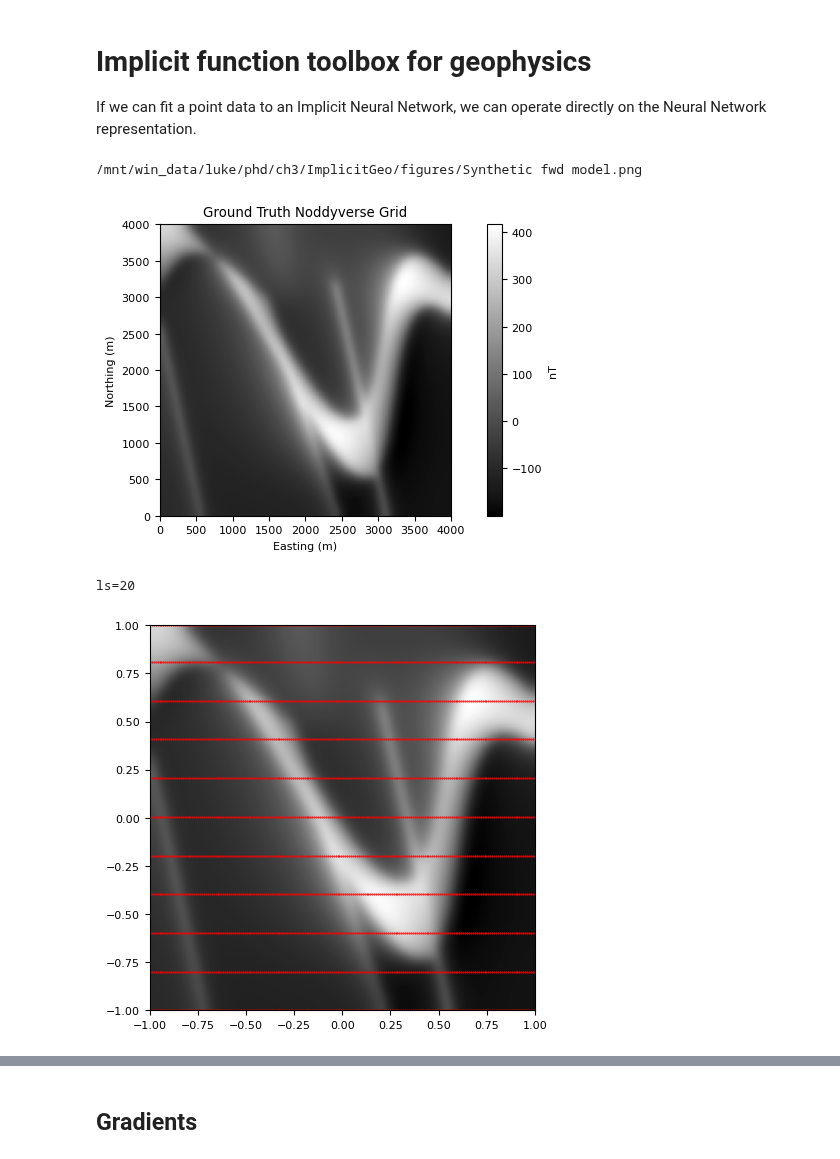
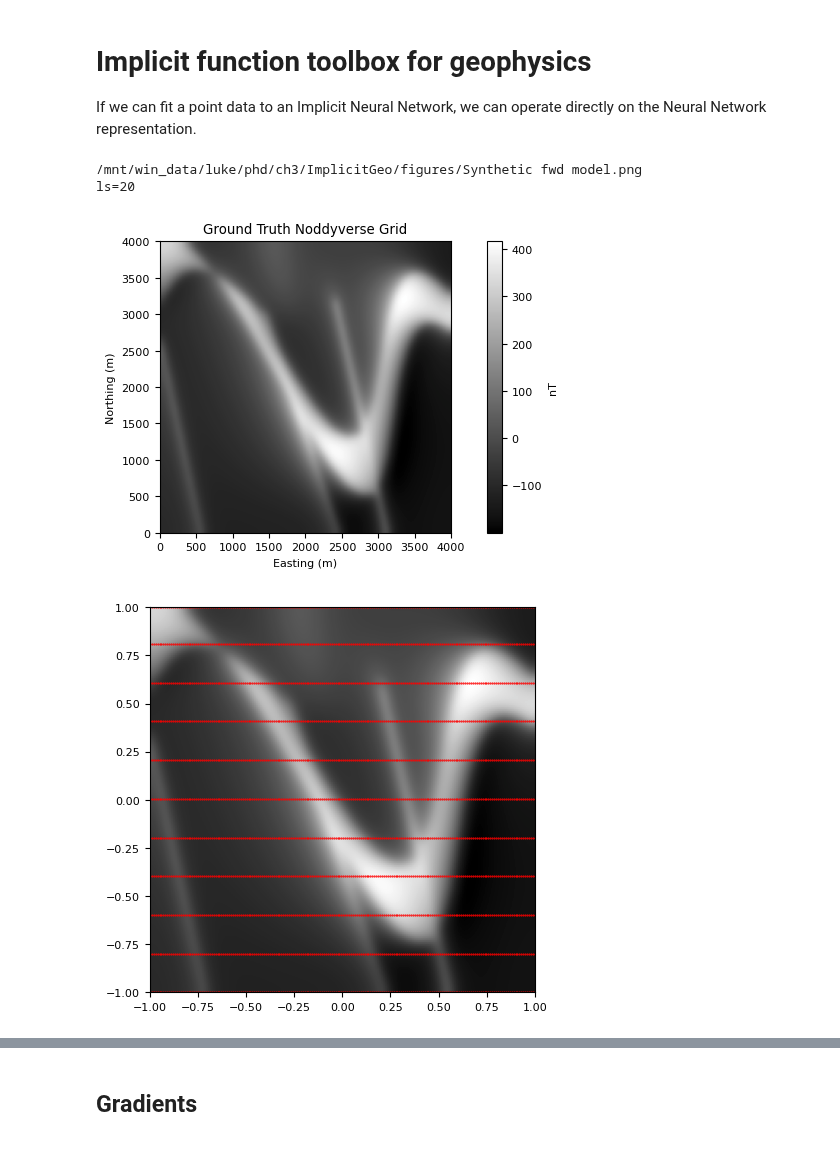
Before and after one commit to LSgeo/ImplicitGeo, a Jupyter notebook: GeoINR3D.ipynb, the cells around one changed output, grey strips where cells are left out. Cells and saved outputs as stored; diff of their text form; code cells hidden in the pictures.

```diff
--- a/GeoINR3D.ipynb
+++ b/GeoINR3D.ipynb
@@ -56,65 +59,64 @@ plt.style.use(style)
 # %%
 # Synthetic Data /mnt/win_data/luke/phd
 shortname = "noddy"
 
 # noddy_path = Path("/mnt/win_data/luke/data_source/Forward_models_xyz/20-09-04-15-28-12-785467793")
 noddy_path = Path(
     "/mnt/win_data/luke/data_source/Noddy_data/noddyverse_train_data/DYKE_FAULT_FOLD/models_by_code/models/DYKE_FAULT_FOLD"
 )
 dataset = NoddyDataset(noddy_path, "mag", file_limit=300, specific_id=268)
 # dataset.subsample_wesnbt((-1, 1, -1, 1, -1, 1))
 
 # for i in [46,47,84,169,219,268]:
 for i in [0]:
-    sample = (
+    gtt = (
         dataset[:, :]["u"].reshape(200, 200, 1)[:, :, i].fliplr().rot90().flipud()
     )  # get axes right instead of messing around
+    gtt = dataset.unnormalise(gtt, "u").numpy()
     fig = plt.figure(figsize=(e_size("1.5"), e_size("1")), constrained_layout=True)
     plt.title("Ground Truth Noddyverse Grid")
-    plt.imshow(dataset.unnormalise(sample, "u"), cmap=cc.cm.CET_L1, extent=(0,4000,0,4000))
+    plt.imshow(gtt, cmap=cc.cm.CET_L1, extent=(0,4000,0,4000))
     plt.colorbar(label="nT")
     plt.xlabel("Easting (m)")
     plt.ylabel("Northing (m)")
-    fig.savefig(fig_out / f"Synthetic fwd model.png")
-    fig.savefig(fig_out / f"Synthetic fwd model.pdf")
+    fig.savefig(fig_out / f"Synthetic fwd model.png", dpi=1000)
+    fig.savefig(fig_out / f"Synthetic fwd model.pdf", dpi=1000)
 
 print((fig_out / f"Synthetic fwd model.png").absolute())
+
+if 0:
+    # Random sampling
+    train_dataset, val_dataset, test_dataset = random_split(dataset, [0.055, 0.945, 0])
+
+else:
+    # Line Spacing Split
+    from torch.utils.data.dataset import Subset
+
+    line_spacing = 400 # 400
+    ls = line_spacing // 20
+    print(f"{ls=}")
+    assert ls == line_spacing / 20, "integer only"
+
+    trn_indices = torch.arange(len(dataset))[::ls].tolist()
+    trn_indices.extend(torch.arange(len(dataset))[199::200].tolist()) # Add perimeter survey line
+    train_dataset = Subset(dataset, trn_indices)
+
+    mask = np.ones(len(dataset), bool)
+    mask[trn_indices] = 0
+    val_indices = torch.arange(len(dataset))[mask]
+
+    # val_indices = [i for i in torch.arange(len(dataset)) if i not in trn_indices]
+    val_dataset = Subset(dataset, val_indices)
+
+x, y, z = dataset.xyz[train_dataset.indices].T
+plt.figure(figsize=(5,5))
+plt.imshow(gtt, extent=(-1,1,-1,1), cmap=cc.cm.CET_L1)
+plt.scatter(x,y, c="r", marker=".", s=1)
+plt.axis("scaled")
+plt.show()
 # %% [output]
 /mnt/win_data/luke/phd/ch3/ImplicitGeo/figures/Synthetic fwd model.png
+ls=20
 [figure]
+[figure, added]
-# %%
-if 0:
-    # Random sampling
-    train_dataset, val_dataset, test_dataset = random_split(dataset, [0.055, 0.945, 0])
-
-else:
-    # Line Spacing Split
-    from torch.utils.data.dataset import Subset
-
-    line_spacing = 400 # 400
-    ls = line_spacing // 20
-    print(f"{ls=}")
-    assert ls == line_spacing / 20, "integer only"
-
-    trn_indices = torch.arange(len(dataset))[::ls].tolist()
-    trn_indices.extend(torch.arange(len(dataset))[199::200].tolist()) # Add perimeter survey line
-    train_dataset = Subset(dataset, trn_indices)
-
-    mask = np.ones(len(dataset), bool)
-    mask[trn_indices] = 0
-    val_indices = torch.arange(len(dataset))[mask]
-
-    # val_indices = [i for i in torch.arange(len(dataset)) if i not in trn_indices]
-    val_dataset = Subset(dataset, val_indices)
-# %% [output]
-ls=20
-# %%
-x, y, z = dataset.xyz[train_dataset.indices].T
-plt.figure(figsize=(5,5))
-plt.imshow(sample, extent=(-1,1,-1,1), cmap=cc.cm.CET_L1)
-plt.scatter(x,y, c="r", marker=".", s=1)
-plt.axis("scaled")
-plt.show()
-# %% [output]
-[figure, removed]
 # %%
```
Also changed, not shown: parts of 34 cells of this notebook.
